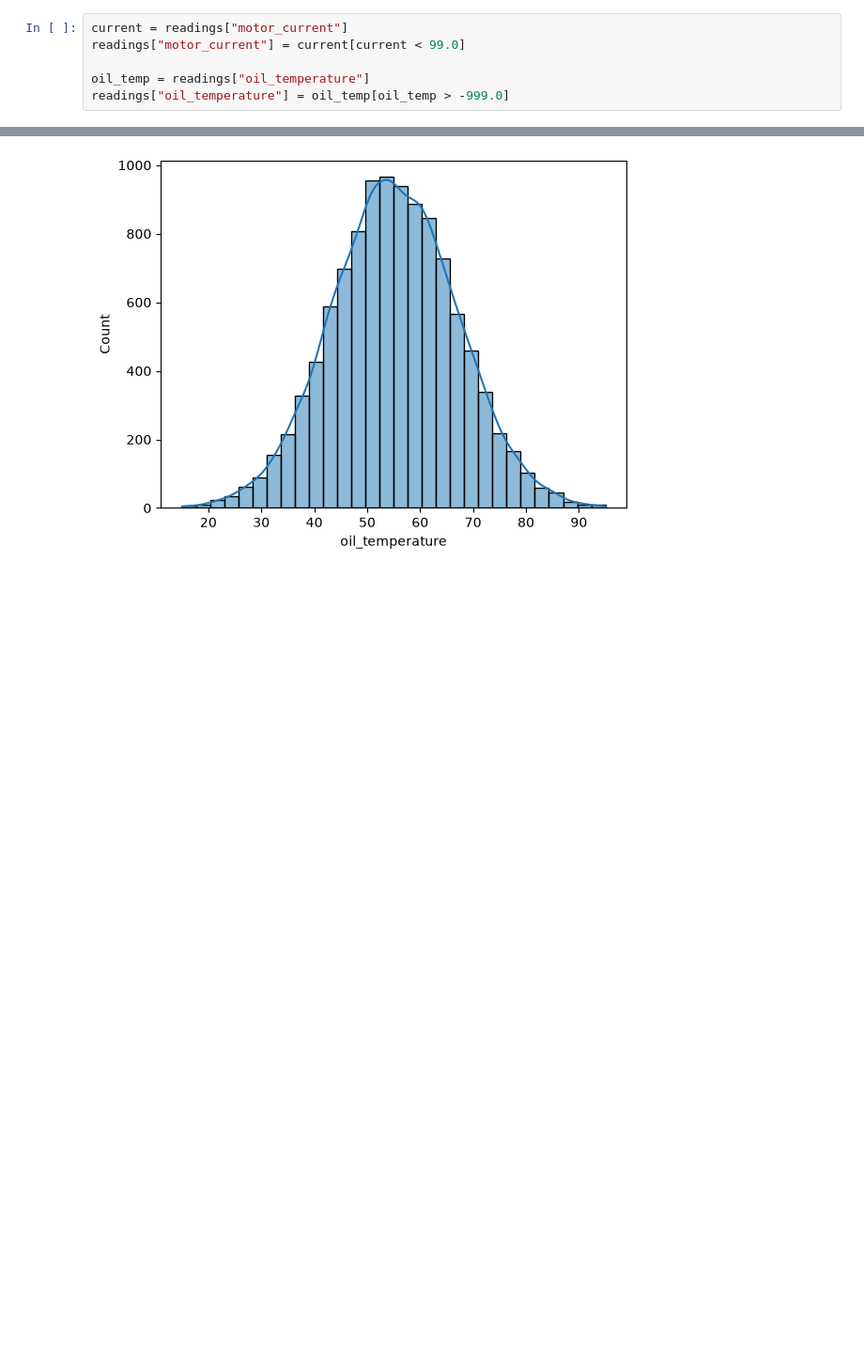
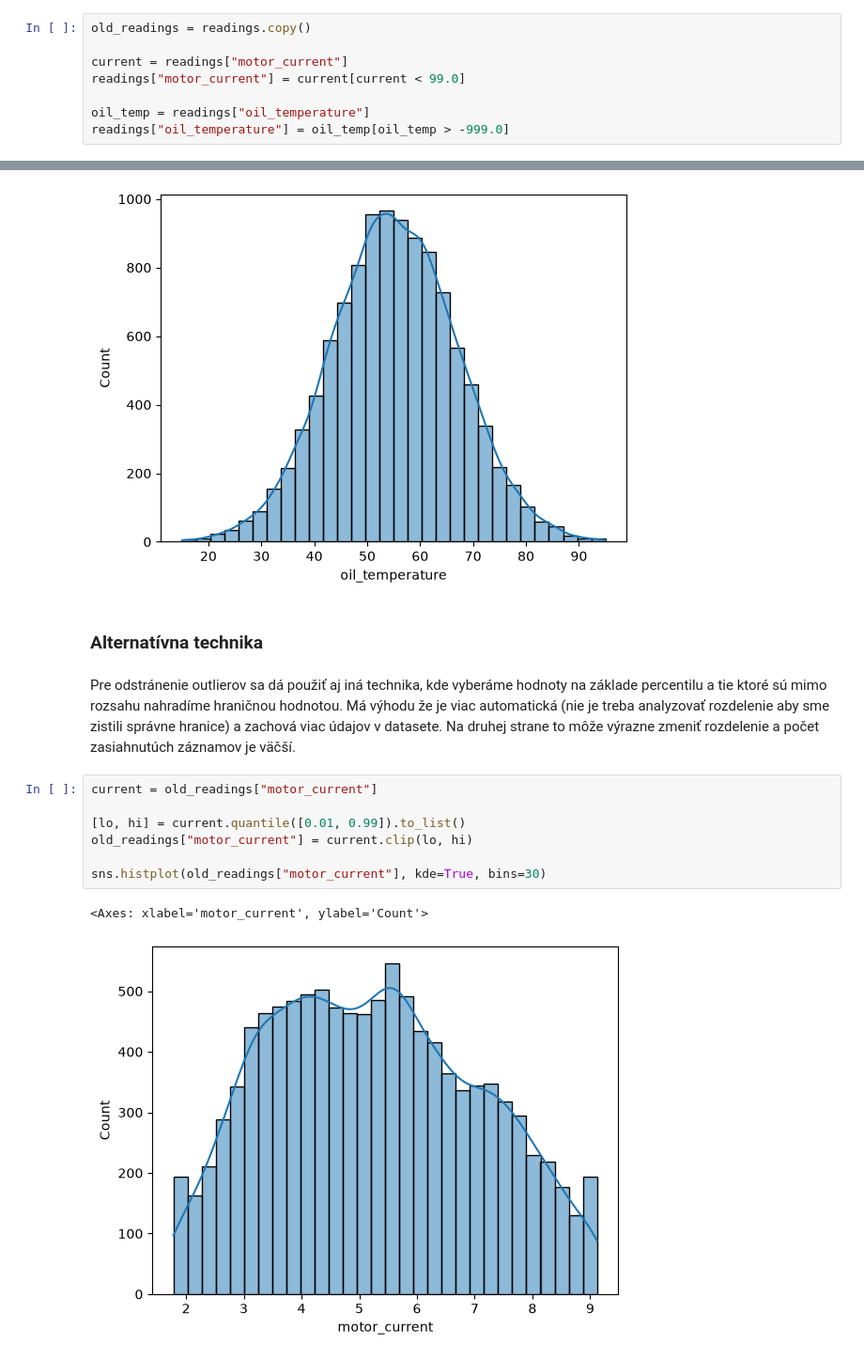
Before and after one commit to tancop/iau-projekt, a Jupyter notebook: main.ipynb, the cells around one changed output, grey strips where cells are left out. Shown at 94% size. Cells and saved outputs as stored; diff of their text form; blank space fills up the shorter version.

```diff
--- a/main.ipynb
+++ b/main.ipynb
@@ -539,6 +539,8 @@ readings[readings["oil_temperature"] < 0.0].head(5)
 | 1925 | 1204 | 2023-08-23 | 5.46862 | 24.60103 | -999.0 | 8.16888 | ... |
 | 1952 | 171 | 2023-04-27 | 7.44281 | 16.40333 | -999.0 | 8.43152 | ... |
 # %%
+old_readings = readings.copy()
+
 current = readings["motor_current"]
 readings["motor_current"] = current[current < 99.0]
 
@@ -554,3 +556,17 @@ sns.histplot(readings["oil_temperature"], kde=True, bins=30)
 <Axes: xlabel='oil_temperature', ylabel='Count'>
 [figure]
 [figure]
+# %% [markdown]
+### Alternatívna technika
+# %% [markdown]
+Pre odstránenie outlierov sa dá použiť aj iná technika, kde vyberáme hodnoty na základe percentilu a tie ktoré sú mimo rozsahu nahradíme hraničnou hodnotou. Má výhodu že je viac automatická (nie je treba analyzovať rozdelenie aby sme zistili správne hranice) a zachová viac údajov v datasete. Na druhej strane to môže výrazne zmeniť rozdelenie a počet zasiahnutúch záznamov je väčší.
+# %%
+current = old_readings["motor_current"]
+
+[lo, hi] = current.quantile([0.01, 0.99]).to_list()
+old_readings["motor_current"] = current.clip(lo, hi)
+
+sns.histplot(old_readings["motor_current"], kde=True, bins=30)
+# %% [output]
+<Axes: xlabel='motor_current', ylabel='Count'>
+[figure, added]
```
Also changed, not shown: parts of 3 cells of this notebook.
